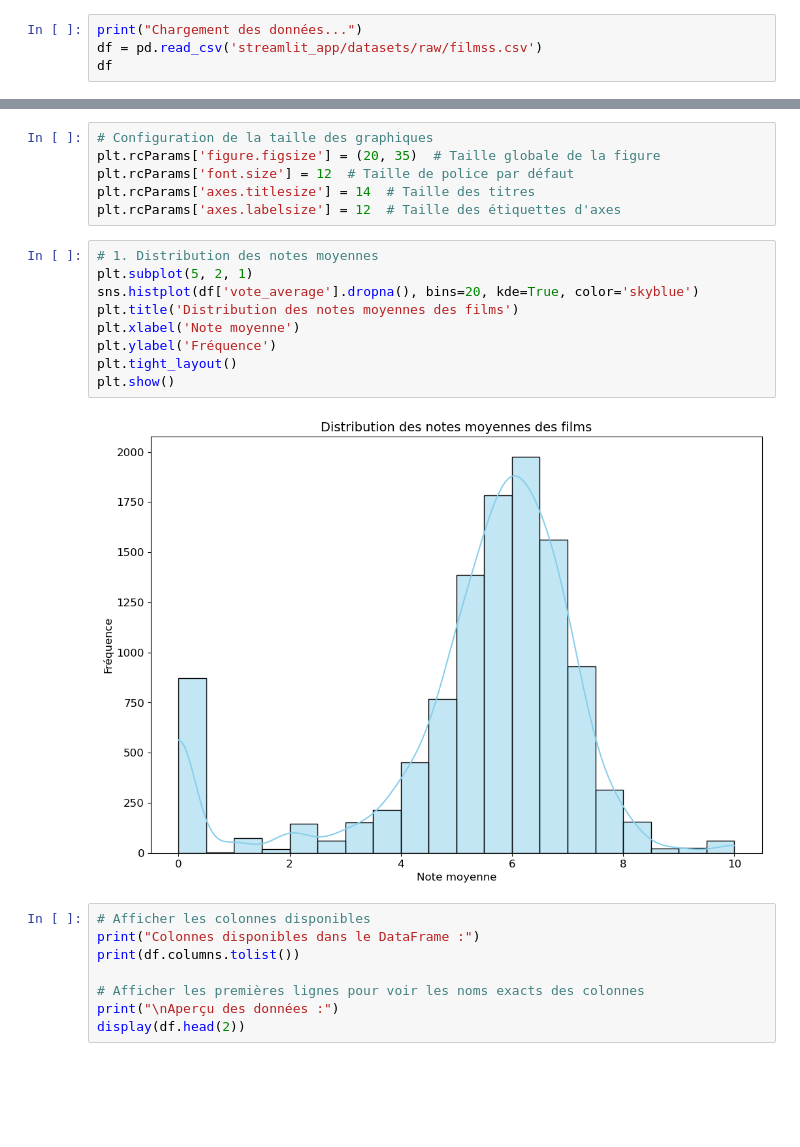
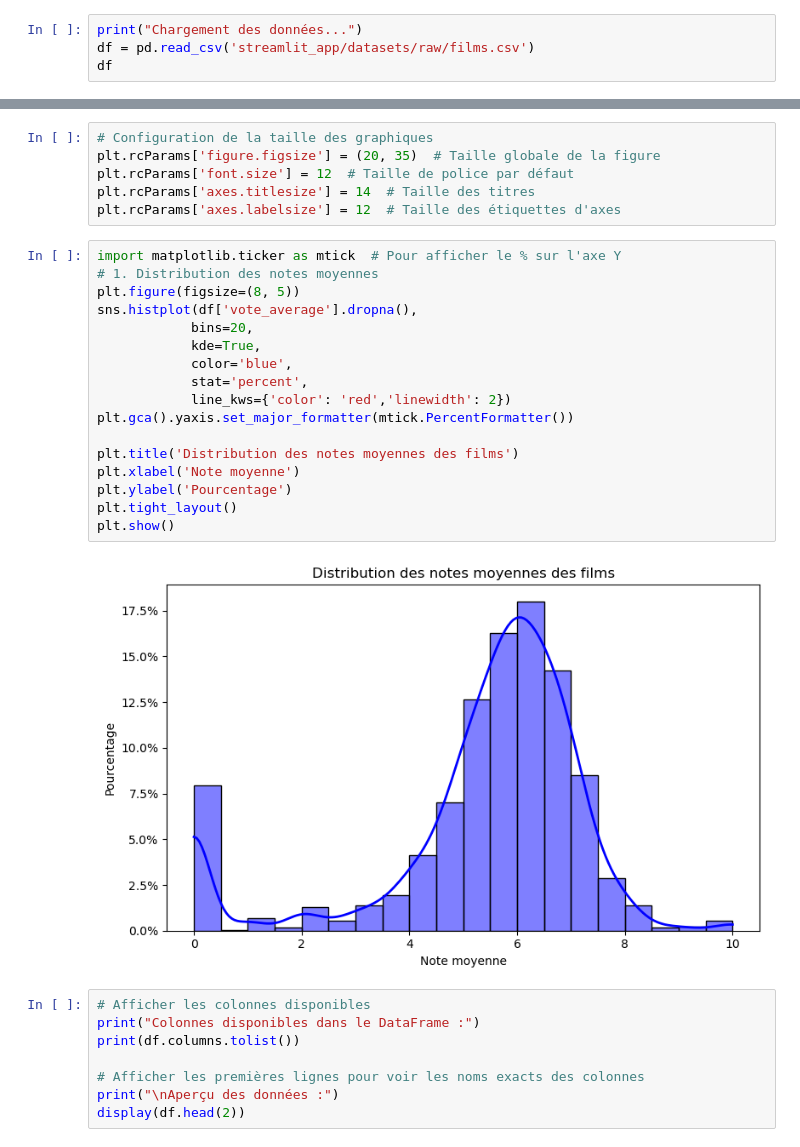
Before and after one commit to jbhdev/data-films, a Jupyter notebook: stats_films.ipynb, the cells around one changed output, grey strips where cells are left out. Cells and saved outputs as stored; diff of their text form; blank space fills up the shorter version.

```diff
--- a/stats_films.ipynb
+++ b/stats_films.ipynb
@@ -7,7 +7,7 @@ from matplotlib.ticker import FuncFormatter
 import warnings
 # %%
 print("Chargement des données...")
-df = pd.read_csv('streamlit_app/datasets/raw/filmss.csv')
+df = pd.read_csv('streamlit_app/datasets/raw/films.csv')
 df
 # %% [output]
 Chargement des données...
@@ -96,16 +96,24 @@ plt.rcParams['font.size'] = 12  # Taille de police par défaut
 plt.rcParams['axes.titlesize'] = 14  # Taille des titres
 plt.rcParams['axes.labelsize'] = 12  # Taille des étiquettes d'axes
 # %%
+import matplotlib.ticker as mtick  # Pour afficher le % sur l'axe Y
 # 1. Distribution des notes moyennes
-plt.subplot(5, 2, 1)
-sns.histplot(df['vote_average'].dropna(), bins=20, kde=True, color='skyblue')
+plt.figure(figsize=(8, 5))
+sns.histplot(df['vote_average'].dropna(),
+            bins=20,
+            kde=True,
+            color='blue',
+            stat='percent',
+            line_kws={'color': 'red','linewidth': 2})
+plt.gca().yaxis.set_major_formatter(mtick.PercentFormatter())
+
 plt.title('Distribution des notes moyennes des films')
 plt.xlabel('Note moyenne')
-plt.ylabel('Fréquence')
+plt.ylabel('Pourcentage')
 plt.tight_layout()
 plt.show()
 # %% [output]
-[figure, old version]
+[figure, new version]
 # %%
 # Afficher les colonnes disponibles
 print("Colonnes disponibles dans le DataFrame :")
```
